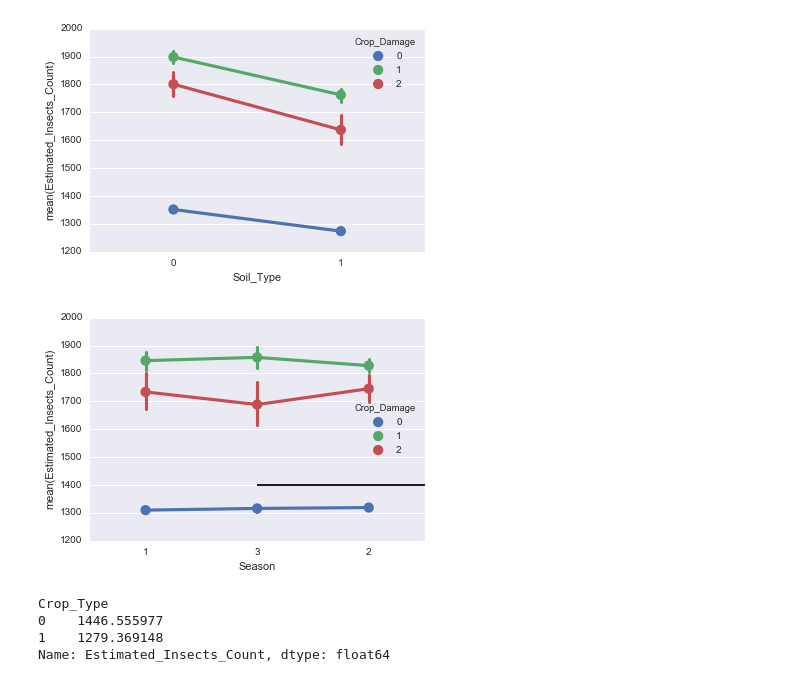
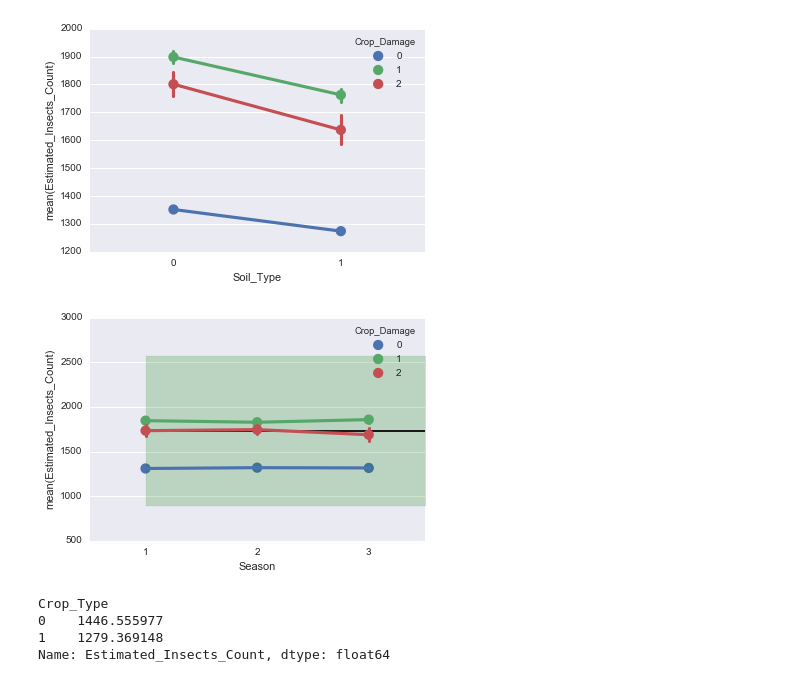
Before and after one commit to numb3r33/av-practice, a Jupyter notebook: last_man_standing/analysis.ipynb, the cells around one changed output. Saved outputs shown, nothing was run; the diff lists cells and outputs as text; code cells hidden in the pictures.

```diff
--- a/last_man_standing/analysis.ipynb
+++ b/last_man_standing/analysis.ipynb
@@ -538,11 +538,16 @@ sns.pointplot(x=train_sorted.Crop_Type, y=train_sorted.Estimated_Insects_Count,
 sns.pointplot(x=train_sorted.Soil_Type, y=train_sorted.Estimated_Insects_Count, hue=train_sorted.Crop_Damage);
 # %% [output]
 [figure]
-# %%
-sns.pointplot(x=train_sorted.Season, y=train_sorted.Estimated_Insects_Count, hue=train_sorted.Crop_Damage)
-plt.hlines(train_sorted.Estimated_Insects_Count.mean(), 1, 3);
-# %% [output]
-[figure, removed]
+# %%
+train_insects_mean = train[train.Crop_Damage==2].Estimated_Insects_Count.mean()
+train_insects_std = train[train.Crop_Damage==2].Estimated_Insects_Count.std()
+
+sns.pointplot(x=train.Season, y=train.Estimated_Insects_Count, hue=train.Crop_Damage)
+plt.hlines(train_insects_mean, 0, 3)
+plt.fill_between([0, 1, 2, 3], train_insects_mean - train_insects_std,
+                 train_insects_mean + train_insects_std, alpha=0.2, color="g");
+# %% [output]
+[figure, added]
 # %%
 train.groupby('Crop_Type')['Estimated_Insects_Count'].mean()
 # %% [output]
```
Also changed, not shown: parts of 10 cells of this notebook, 2 other files.
